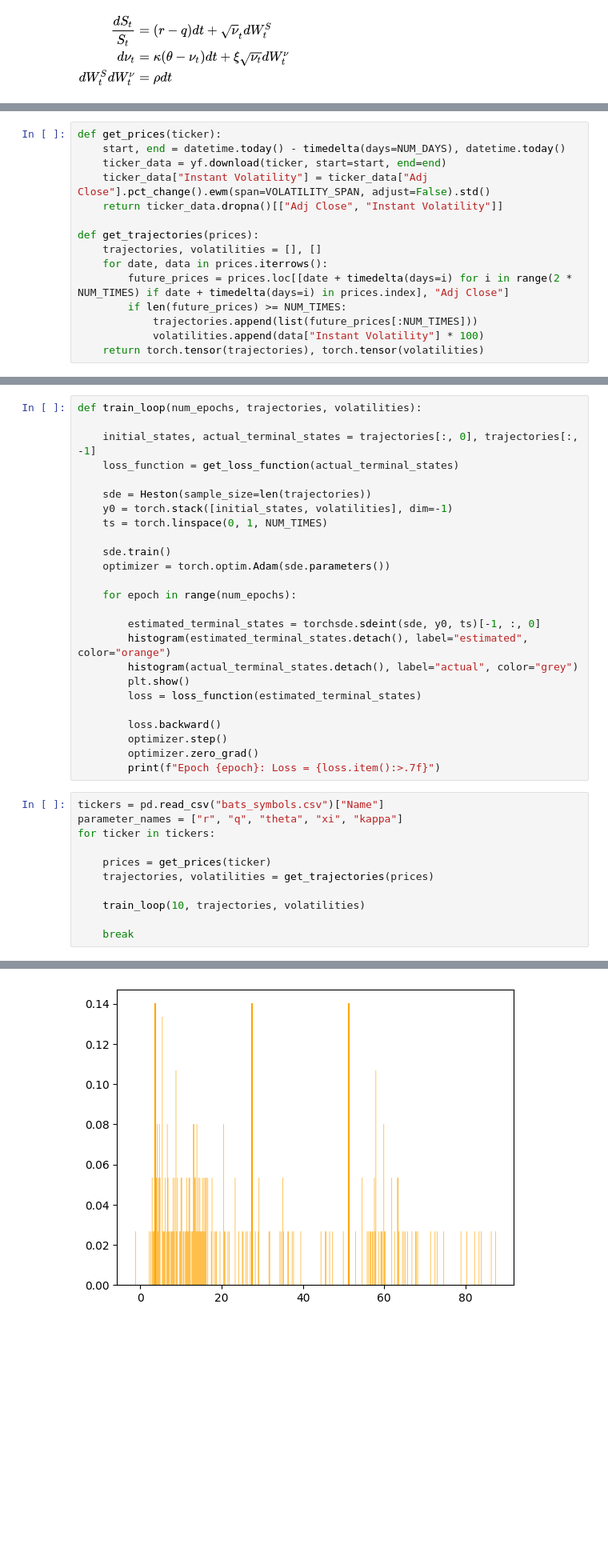
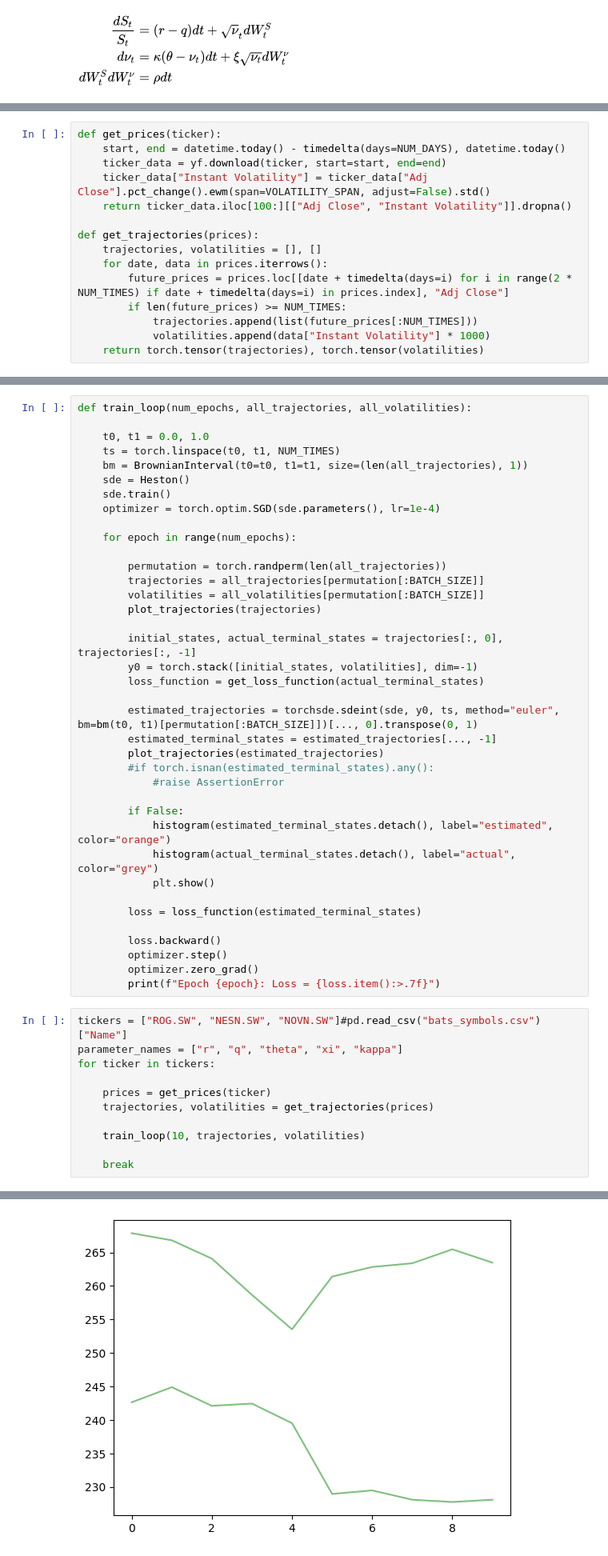
Before and after one commit to viviankessler/neural-sde, a Jupyter notebook: heston_process copy.ipynb, the cells around one changed output, grey strips where cells are left out. Shown: that part at 80% size. Saved outputs shown, nothing was run; the diff lists cells and outputs as text; blank space fills up the shorter version.

```diff
--- a/heston_process copy.ipynb
+++ b/heston_process copy.ipynb
@@ -59,7 +57,7 @@ def get_prices(ticker):
     start, end = datetime.today() - timedelta(days=NUM_DAYS), datetime.today()
     ticker_data = yf.download(ticker, start=start, end=end)
     ticker_data["Instant Volatility"] = ticker_data["Adj Close"].pct_change().ewm(span=VOLATILITY_SPAN, adjust=False).std()
-    return ticker_data.dropna()[["Adj Close", "Instant Volatility"]]
+    return ticker_data.iloc[100:][["Adj Close", "Instant Volatility"]].dropna()
 
 def get_trajectories(prices):
     trajectories, volatilities = [], []
@@ -67,7 +65,7 @@ def get_trajectories(prices):
         future_prices = prices.loc[[date + timedelta(days=i) for i in range(2 * NUM_TIMES) if date + timedelta(days=i) in prices.index], "Adj Close"]
         if len(future_prices) >= NUM_TIMES:
             trajectories.append(list(future_prices[:NUM_TIMES]))
-            volatilities.append(data["Instant Volatility"] * 100)
+            volatilities.append(data["Instant Volatility"] * 1000)
     return torch.tensor(trajectories), torch.tensor(volatilities)
 # %%
 def get_option_prices(terminal_states, strikes):
@@ -92,22 +103,35 @@ def get_loss_function(actual_terminal_states):
 # %%
-def train_loop(num_epochs, trajectories, volatilities):
+def train_loop(num_epochs, all_trajectories, all_volatilities):
 
-    initial_states, actual_terminal_states = trajectories[:, 0], trajectories[:, -1]
-    loss_function = get_loss_function(actual_terminal_states)
-
-    sde = Heston(sample_size=len(trajectories))
-    y0 = torch.stack([initial_states, volatilities], dim=-1)
-    ts = torch.linspace(0, 1, NUM_TIMES)
-
+    t0, t1 = 0.0, 1.0
+    ts = torch.linspace(t0, t1, NUM_TIMES)
+    bm = BrownianInterval(t0=t0, t1=t1, size=(len(all_trajectories), 1))
+    sde = Heston()
     sde.train()
-    optimizer = torch.optim.Adam(sde.parameters())
+    optimizer = torch.optim.SGD(sde.parameters(), lr=1e-4)
 
     for epoch in range(num_epochs):
 
-        estimated_terminal_states = torchsde.sdeint(sde, y0, ts)[-1, :, 0]
-        histogram(estimated_terminal_states.detach(), label="estimated", color="orange")
-        histogram(actual_terminal_states.detach(), label="actual", color="grey")
-        plt.show()
+        permutation = torch.randperm(len(all_trajectories))
+        trajectories = all_trajectories[permutation[:BATCH_SIZE]]
+        volatilities = all_volatilities[permutation[:BATCH_SIZE]]
+        plot_trajectories(trajectories)
+
+        initial_states, actual_terminal_states = trajectories[:, 0], trajectories[:, -1]
+        y0 = torch.stack([initial_states, volatilities], dim=-1)
+        loss_function = get_loss_function(actual_terminal_states)
+
+        estimated_trajectories = torchsde.sdeint(sde, y0, ts, method="euler", bm=bm(t0, t1)[permutation[:BATCH_SIZE]])[..., 0].transpose(0, 1)
+        estimated_terminal_states = estimated_trajectories[..., -1]
+        plot_trajectories(estimated_trajectories)
+        #if torch.isnan(estimated_terminal_states).any():
+            #raise AssertionError
+
+        if False:
+            histogram(estimated_terminal_states.detach(), label="estimated", color="orange")
+            histogram(actual_terminal_states.detach(), label="actual", color="grey")
+            plt.show()
+
         loss = loss_function(estimated_terminal_states)
 
         loss.backward()
@@ -115,16 +139,16 @@ def train_loop(num_epochs, trajectories, volatilities):
         optimizer.zero_grad()
         print(f"Epoch {epoch}: Loss = {loss.item():>.7f}")
 # %%
-tickers = pd.read_csv("bats_symbols.csv")["Name"]
+tickers = ["ROG.SW", "NESN.SW", "NOVN.SW"]#pd.read_csv("bats_symbols.csv")["Name"]
 parameter_names = ["r", "q", "theta", "xi", "kappa"]
 for ticker in tickers:
 
     prices = get_prices(ticker)
     trajectories, volatilities = get_trajectories(prices)
 
     train_loop(10, trajectories, volatilities)
 
     break
 # %% [output]
 [*********************100%***********************]  1 of 1 completed
-[figure, old version]
+[figure, new version]
```
Also changed, not shown: parts of 6 cells of this notebook.
